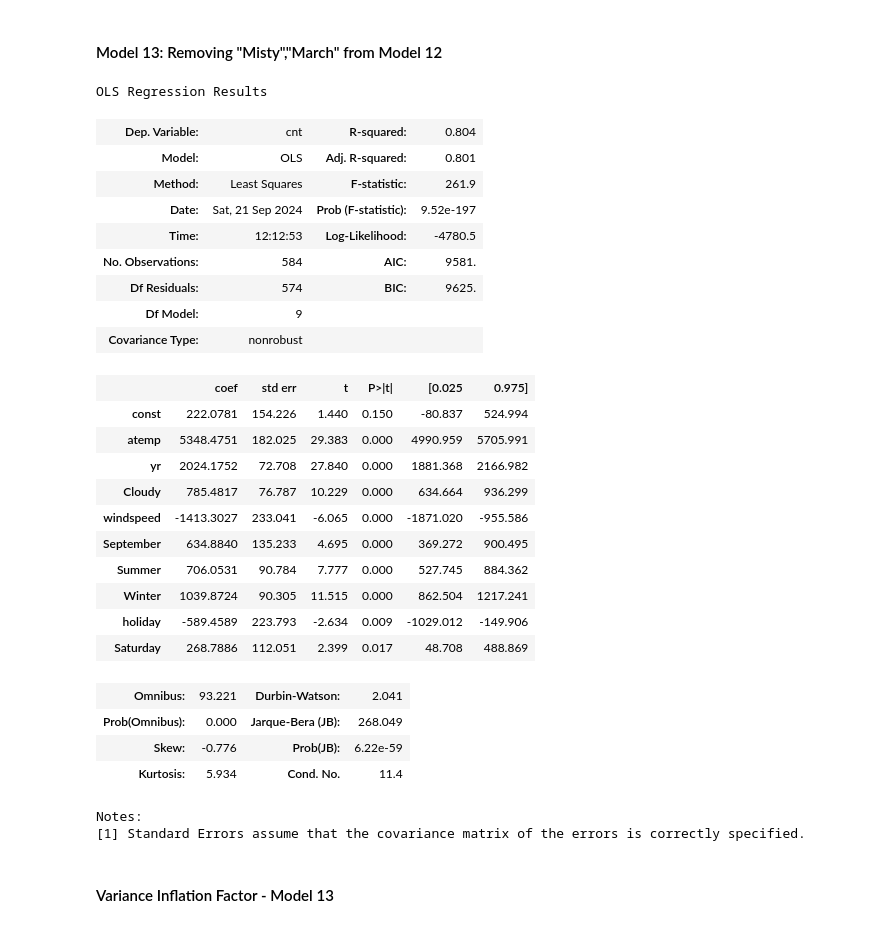
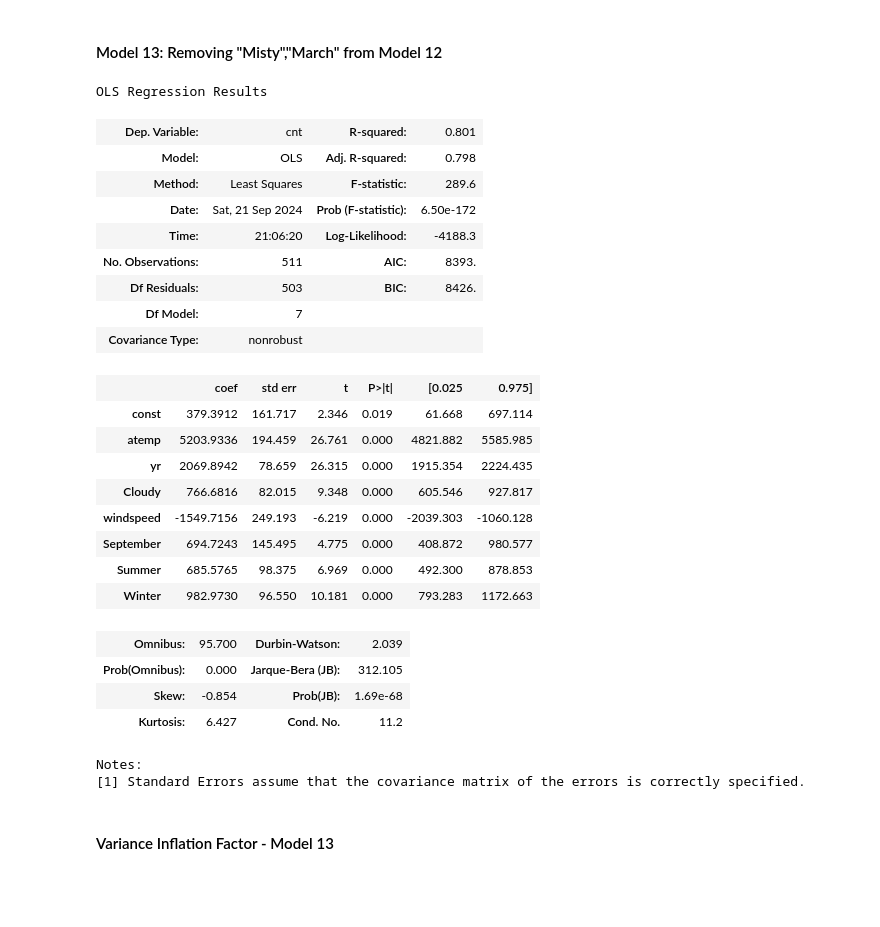
Before and after one commit to saravana3853/BoomBikes, a Jupyter notebook: Case Study - Bikes Sharing Assignment - Linear Regression.ipynb, the cells around one changed output. Drawn from its saved outputs; the diff is of its cells as text; code cells hidden in the pictures; blank space fills up the shorter version.

```diff
--- a/Case Study - Bikes Sharing Assignment - Linear Regression.ipynb
+++ b/Case Study - Bikes Sharing Assignment - Linear Regression.ipynb
@@ -748,8 +750,7 @@ engineered_data=engineered_data.reindex(['yr','year_end', 'year_start','February
         'June', 'July','August',
        'September','October','November','December','month_start',
        'month_end', 'Monday','Tuesday', 'Wednesday','Thursday', 'Friday','Saturday',
-        'holiday', 'workingday', 'atemp', 'hum', 'windspeed','Cloudy', 'Misty',
-       'casual', 'registered', 'cnt','Summer', 'Fall', 'Winter'],axis=1)
+        'holiday', 'workingday', 'atemp', 'hum', 'windspeed','Cloudy', 'Misty', 'cnt','Summer', 'Fall', 'Winter'],axis=1)
 # %%
 engineered_data.year_end=engineered_data.year_end.astype('int')
 # %%
@@ -783,5 +784,5 @@ X.shape,y.shape
 # %%
-X_train,X_test,y_train,y_test=train_test_split(X,y,test_size=0.2,random_state=100)
+X_train,X_test,y_train,y_test=train_test_split(X,y,test_size=0.3,random_state=100)
 # %%
 X_train
 # %% [output]
@@ -801,5 +802,5 @@ X_train
 # %%
-columns_to_scale=['atemp','hum','windspeed','casual','registered']
+columns_to_scale=['atemp','hum','windspeed']
 # %%
 X_train[columns_to_scale]=scaler.fit_transform(X_train[columns_to_scale])
 # %%
@@ -875,0 +879,3 @@ def create_model(X_,y_,X_col):
+# %%
+X_train_sm,y_train,model0=create_model(X_train,y_train,X_train.columns)
+model0.summary()
@@ -1409,34 +1458,32 @@ vif(X_train[col],col)
 # %% [markdown]
 #### Model 13: Removing "Misty","March" from Model 12
 # %%
-X_train_sm,y_train,model13=create_model(X_train,y_train,['atemp','yr','Cloudy','windspeed','September','Summer','Winter','holiday','Saturday'])
+X_train_sm,y_train,model13=create_model(X_train,y_train,['atemp','yr','Cloudy','windspeed','September','Summer','Winter'])
 model13.summary()
 # %% [output]
 OLS Regression Results
-| Dep. Variable: | cnt | R-squared: | 0.804 |
-| Model: | OLS | Adj. R-squared: | 0.801 |
-| Method: | Least Squares | F-statistic: | 261.9 |
-| Date: | Sat, 21 Sep 2024 | Prob (F-statistic): | 9.52e-197 |
-| Time: | 12:12:53 | Log-Likelihood: | -4780.5 |
-| No. Observations: | 584 | AIC: | 9581. |
-| Df Residuals: | 574 | BIC: | 9625. |
-| Df Model: | 9 |  |  |
+| Dep. Variable: | cnt | R-squared: | 0.801 |
+| Model: | OLS | Adj. R-squared: | 0.798 |
+| Method: | Least Squares | F-statistic: | 289.6 |
+| Date: | Sat, 21 Sep 2024 | Prob (F-statistic): | 6.50e-172 |
+| Time: | 21:06:20 | Log-Likelihood: | -4188.3 |
+| No. Observations: | 511 | AIC: | 8393. |
+| Df Residuals: | 503 | BIC: | 8426. |
+| Df Model: | 7 |  |  |
 | Covariance Type: | nonrobust |  |  |
 |  | coef | std err | t | P>|t| | [0.025 | 0.975] |
-| const | 222.0781 | 154.226 | 1.440 | 0.150 | -80.837 | 524.994 |
-| atemp | 5348.4751 | 182.025 | 29.383 | 0.000 | 4990.959 | 5705.991 |
-| yr | 2024.1752 | 72.708 | 27.840 | 0.000 | 1881.368 | 2166.982 |
-| Cloudy | 785.4817 | 76.787 | 10.229 | 0.000 | 634.664 | 936.299 |
-| windspeed | -1413.3027 | 233.041 | -6.065 | 0.000 | -1871.020 | -955.586 |
-| September | 634.8840 | 135.233 | 4.695 | 0.000 | 369.272 | 900.495 |
-| Summer | 706.0531 | 90.784 | 7.777 | 0.000 | 527.745 | 884.362 |
-| Winter | 1039.8724 | 90.305 | 11.515 | 0.000 | 862.504 | 1217.241 |
-| holiday | -589.4589 | 223.793 | -2.634 | 0.009 | -1029.012 | -149.906 |
-| Saturday | 268.7886 | 112.051 | 2.399 | 0.017 | 48.708 | 488.869 |
+| const | 379.3912 | 161.717 | 2.346 | 0.019 | 61.668 | 697.114 |
+| atemp | 5203.9336 | 194.459 | 26.761 | 0.000 | 4821.882 | 5585.985 |
+| yr | 2069.8942 | 78.659 | 26.315 | 0.000 | 1915.354 | 2224.435 |
+| Cloudy | 766.6816 | 82.015 | 9.348 | 0.000 | 605.546 | 927.817 |
+| windspeed | -1549.7156 | 249.193 | -6.219 | 0.000 | -2039.303 | -1060.128 |
+| September | 694.7243 | 145.495 | 4.775 | 0.000 | 408.872 | 980.577 |
+| Summer | 685.5765 | 98.375 | 6.969 | 0.000 | 492.300 | 878.853 |
+| Winter | 982.9730 | 96.550 | 10.181 | 0.000 | 793.283 | 1172.663 |
-| Omnibus: | 93.221 | Durbin-Watson: | 2.041 |
-| Prob(Omnibus): | 0.000 | Jarque-Bera (JB): | 268.049 |
-| Skew: | -0.776 | Prob(JB): | 6.22e-59 |
-| Kurtosis: | 5.934 | Cond. No. | 11.4 |
+| Omnibus: | 95.700 | Durbin-Watson: | 2.039 |
+| Prob(Omnibus): | 0.000 | Jarque-Bera (JB): | 312.105 |
+| Skew: | -0.854 | Prob(JB): | 1.69e-68 |
+| Kurtosis: | 6.427 | Cond. No. | 11.2 |
 Notes:
 [1] Standard Errors assume that the covariance matrix of the errors is correctly specified.
 # %% [markdown]
```
Also changed, not shown: parts of 61 cells of this notebook.
